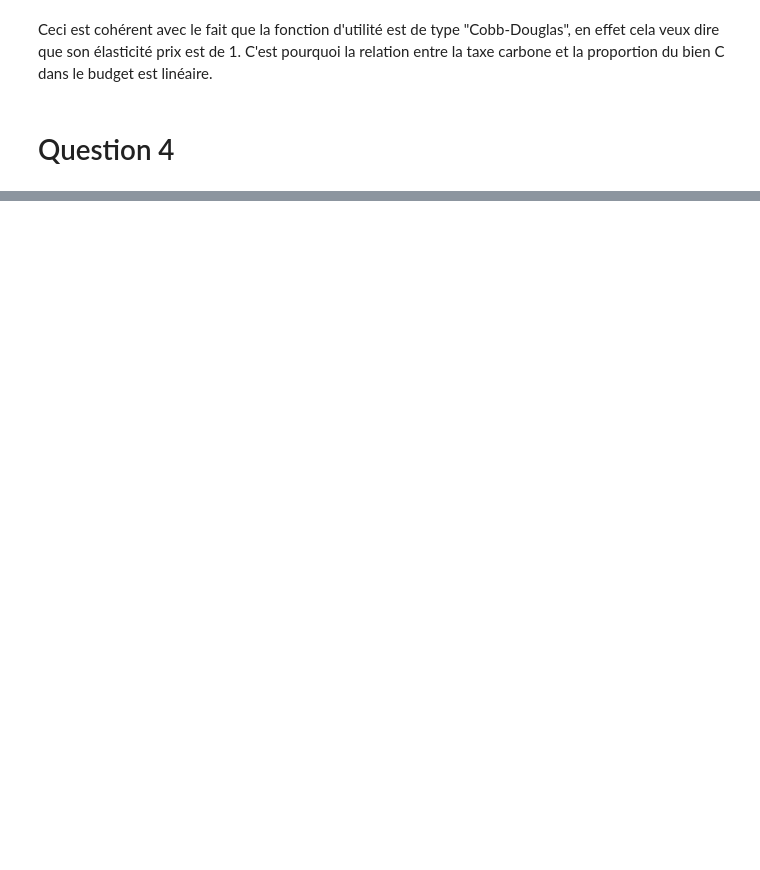
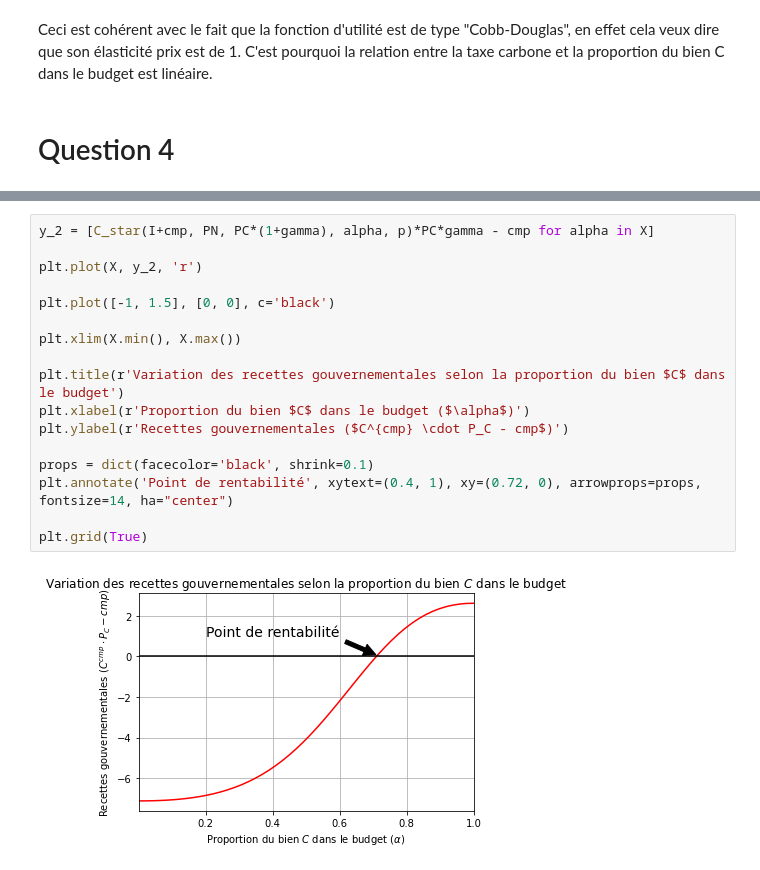
Before and after one commit to felixpoirier1/Devoir1, a Jupyter notebook: devoir.ipynb, the cells around one changed output, grey strips where cells are left out. Drawn from its saved outputs; the diff is of its cells as text; blank space fills up the shorter version.

```diff
--- a/devoir.ipynb
+++ b/devoir.ipynb
@@ -119,0 +216,19 @@ Ceci est cohérent avec le fait que la fonction d'utilité est de type "Cobb-Dou
+# %%
+y_2 = [C_star(I+cmp, PN, PC*(1+gamma), alpha, p)*PC*gamma - cmp for alpha in X]
+
+plt.plot(X, y_2, 'r')
+
+plt.plot([-1, 1.5], [0, 0], c='black')
+
+plt.xlim(X.min(), X.max())
+
+plt.title(r'Variation des recettes gouvernementales selon la proportion du bien $C$ dans le budget')
+plt.xlabel(r'Proportion du bien $C$ dans le budget ($\alpha$)')
+plt.ylabel(r'Recettes gouvernementales ($C^{cmp} \cdot P_C - cmp$)')
+
+props = dict(facecolor='black', shrink=0.1)
+plt.annotate('Point de rentabilité', xytext=(0.4, 1), xy=(0.72, 0), arrowprops=props, fontsize=14, ha="center")
+
+plt.grid(True)
+# %% [output]
+[figure, added]
```
Also changed, not shown: parts of 24 cells of this notebook, 3 other files.
